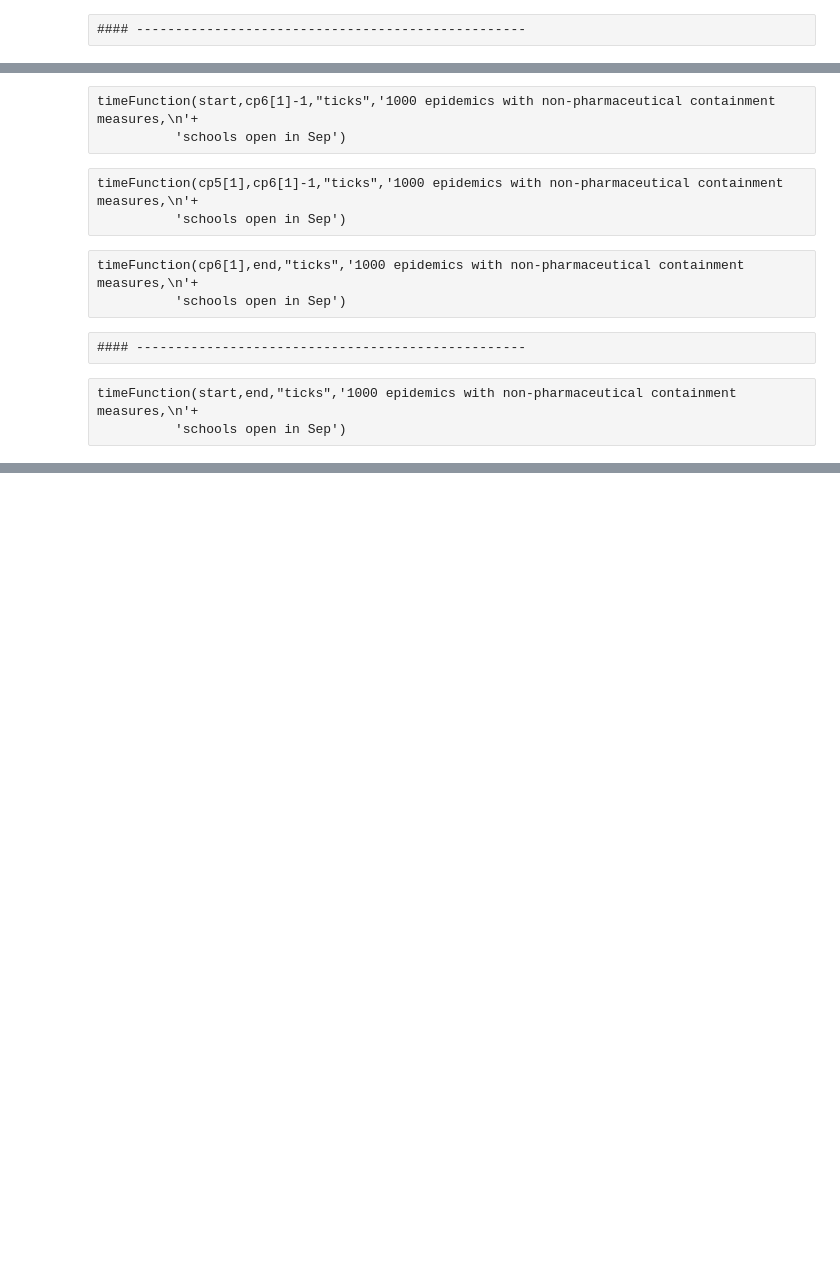
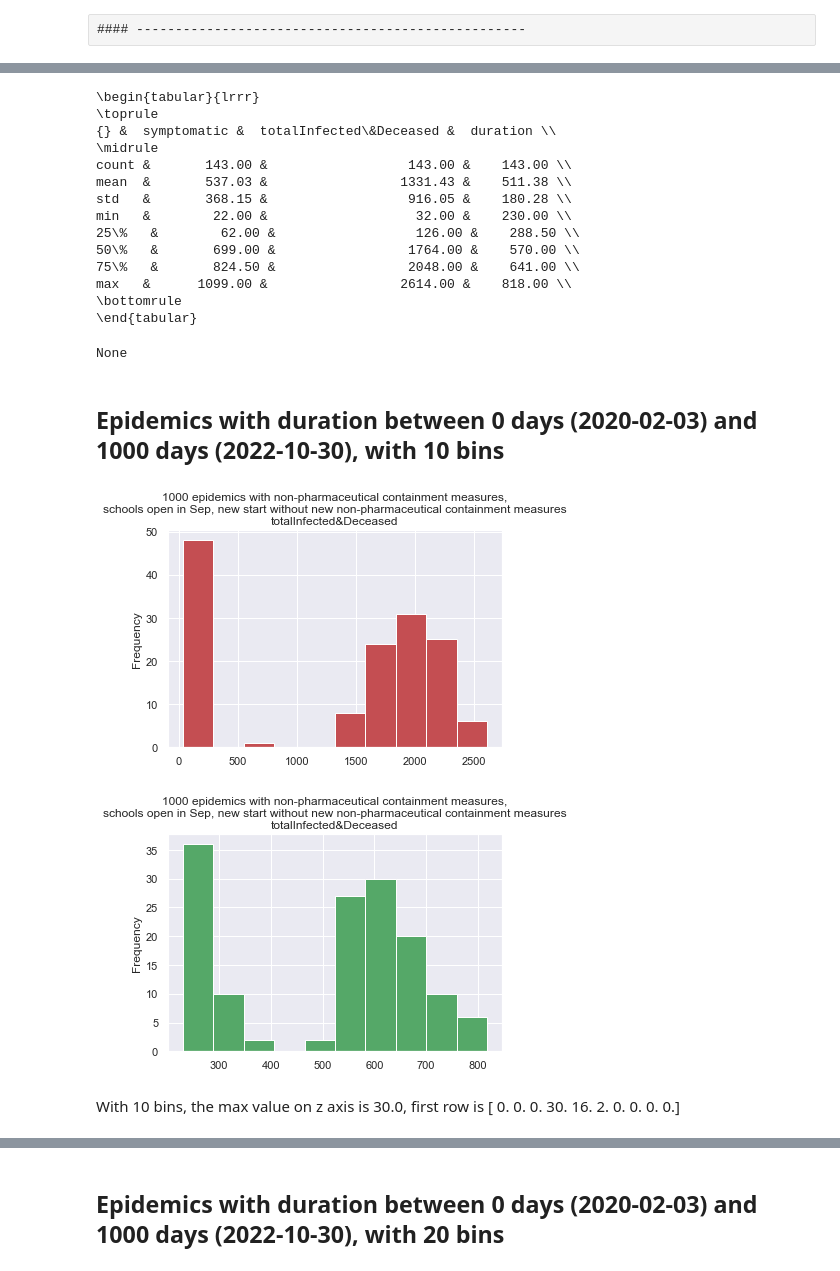
Before and after one commit to terna/readSIsaR_BatchResults, a Jupyter notebook: selectResults1kStableSeedsCPoints_basicControlB_schoolOpenSeptChangingWorldNewStart_plusHMlog.ipynb, the cells around one changed output, grey strips where cells are left out. Drawn from its saved outputs; the diff is of its cells as text; code cells hidden in the pictures; blank space fills up the shorter version.

```diff
--- a/selectResults1kStableSeedsCPoints_basicControlB_schoolOpenSeptChangingWorldNewStart_plusHMlog.ipynb
+++ b/selectResults1kStableSeedsCPoints_basicControlB_schoolOpenSeptChangingWorldNewStart_plusHMlog.ipynb
@@ -238,4 +238,6 @@ rundf[rundf.realistic_cp2_cp3][['cp4cRed',
 |  | cp4cRed | cp4totalInfected&Deceased | ticks |
 | count | 102.00 | 102.00 | 143.00 |
 | mean | 595.61 | 1485.46 | 511.38 |
+# %%
+selectedrundf=rundf[rundf.realistic_cp2_cp3]
 # %%
@@ -339,7 +272,7 @@ import matplotlib.colors as colors
 from matplotlib.colors import LogNorm
 import seaborn as sns; sns.set()
 
-def timeFunction(day0,day1,durationCol,title):
+def timeFunction(rundf,day0,day1,durationCol,title):
 
     rundfHere=rundf.copy()
     rundfHere=rundfHere[rundfHere[durationCol]>=day0]
@@ -645,14 +349,4 @@ checkPoint(cp6,"ticks",'1000 epidemics with non-pharmaceutical containment measu
-# %% [raw]
-timeFunction(start,cp6[1]-1,"ticks",'1000 epidemics with non-pharmaceutical containment measures,\n'+
-          'schools open in Sep')
-# %% [raw]
-timeFunction(cp5[1],cp6[1]-1,"ticks",'1000 epidemics with non-pharmaceutical containment measures,\n'+
-          'schools open in Sep')
-# %% [raw]
-timeFunction(cp6[1],end,"ticks",'1000 epidemics with non-pharmaceutical containment measures,\n'+
-          'schools open in Sep')
-# %% [raw]
-#### --------------------------------------------------
-# %% [raw]
-timeFunction(start,end,"ticks",'1000 epidemics with non-pharmaceutical containment measures,\n'+
-          'schools open in Sep')
+# %%
+timeFunction(selectedrundf,start,end,"ticks",'1000 epidemics with non-pharmaceutical containment measures,\n'+
+          'schools open in Sep, new start without new non-pharmaceutical containment measures')
+# %% [output]
@@ -658,0 +363,19 @@ timeFunction(start,end,"ticks",'1000 epidemics with non-pharmaceutical containme
+\begin{tabular}{lrrr}
+\toprule
+{} &  symptomatic &  totalInfected\&Deceased &  duration \\
+\midrule
+count &       143.00 &                  143.00 &    143.00 \\
+mean  &       537.03 &                 1331.43 &    511.38 \\
+std   &       368.15 &                  916.05 &    180.28 \\
+min   &        22.00 &                   32.00 &    230.00 \\
+25\%   &        62.00 &                  126.00 &    288.50 \\
+50\%   &       699.00 &                 1764.00 &    570.00 \\
+75\%   &       824.50 &                 2048.00 &    641.00 \\
+max   &      1099.00 &                 2614.00 &    818.00 \\
+\bottomrule
+\end{tabular}
+None
+## Epidemics with duration between 0 days (2020-02-03) and 1000 days (2022-10-30), with 10 bins
+[figure, added]
+[figure, added]
+With 10 bins, the max value on z axis is 30.0, first row is [ 0.  0.  0. 30. 16.  2.  0.  0.  0.  0.]
@@ -658,0 +383 @@ timeFunction(start,end,"ticks",'1000 epidemics with non-pharmaceutical containme
+## Epidemics with duration between 0 days (2020-02-03) and 1000 days (2022-10-30), with 20 bins
```
Also changed, not shown: parts of 58 cells of this notebook.
